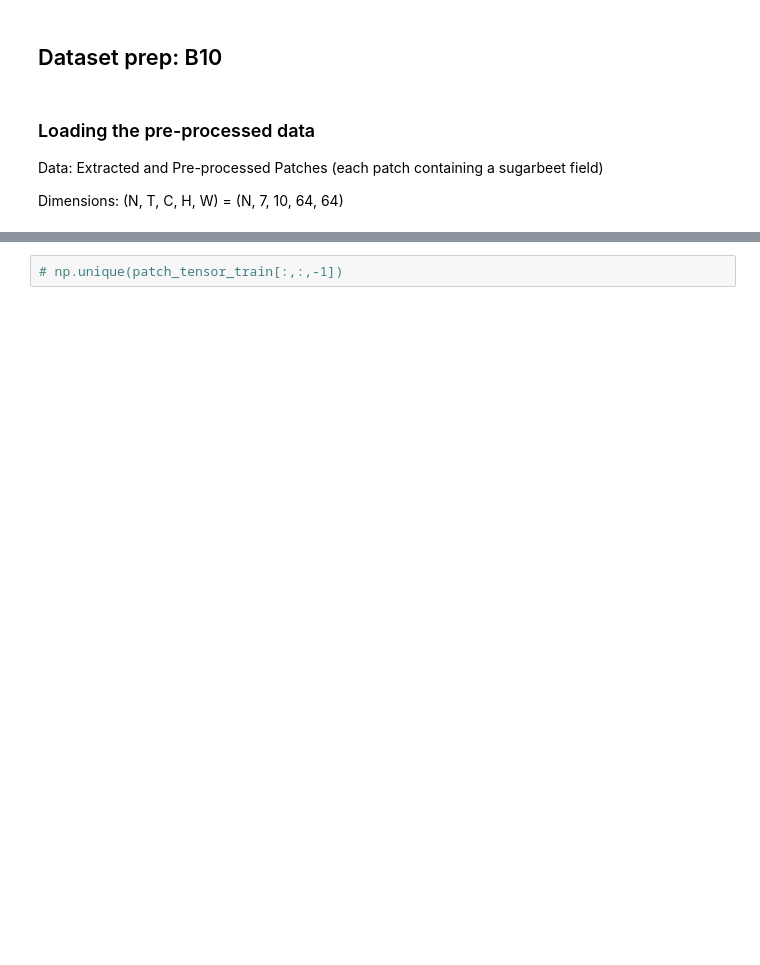
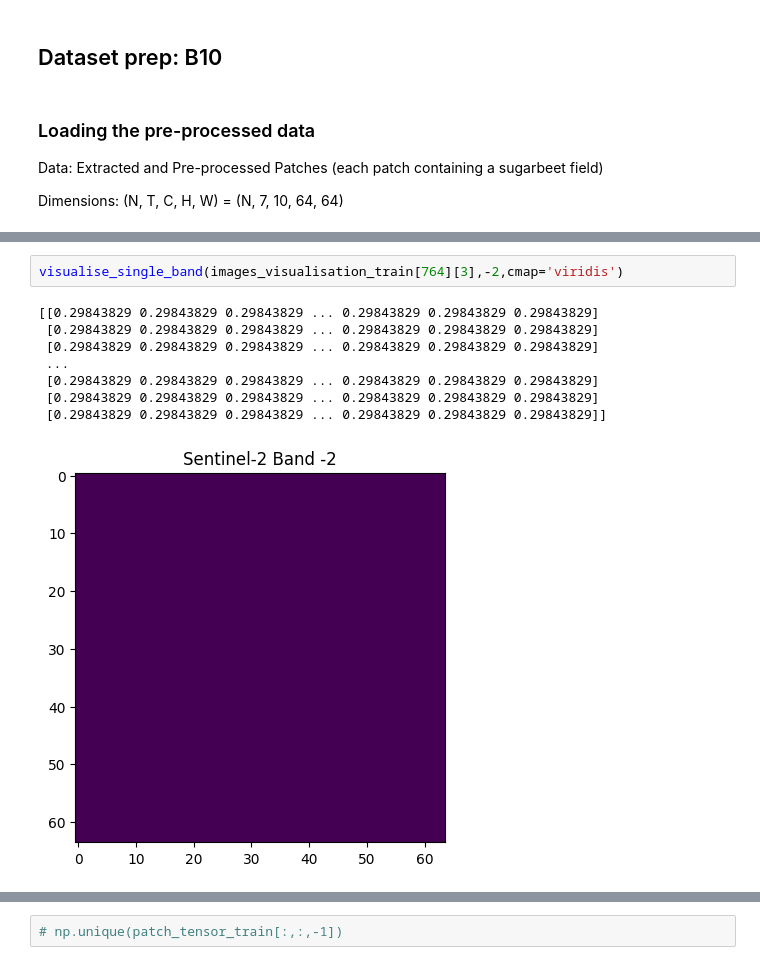
Before and after one commit to bhumikasadbhave/Master-Thesis-SITS, a Jupyter notebook: Modeling/temporal_ae.ipynb, the cells around one changed output, grey strips where cells are left out. Drawn from its saved outputs; the diff is of its cells as text; blank space fills up the shorter version.

```diff
--- a/Modeling/temporal_ae.ipynb
+++ b/Modeling/temporal_ae.ipynb
@@ -76,0 +86,11 @@ array([0.48518333], dtype=float32)
+# %%
+visualise_single_band(images_visualisation_train[764][3],-2,cmap='viridis')
+# %% [output]
+[[0.29843829 0.29843829 0.29843829 ... 0.29843829 0.29843829 0.29843829]
+ [0.29843829 0.29843829 0.29843829 ... 0.29843829 0.29843829 0.29843829]
+ [0.29843829 0.29843829 0.29843829 ... 0.29843829 0.29843829 0.29843829]
+ ...
+ [0.29843829 0.29843829 0.29843829 ... 0.29843829 0.29843829 0.29843829]
+ [0.29843829 0.29843829 0.29843829 ... 0.29843829 0.29843829 0.29843829]
+ [0.29843829 0.29843829 0.29843829 ... 0.29843829 0.29843829 0.29843829]]
+[figure, added]
```
Also changed, not shown: parts of 33 cells of this notebook, 9 other files.
